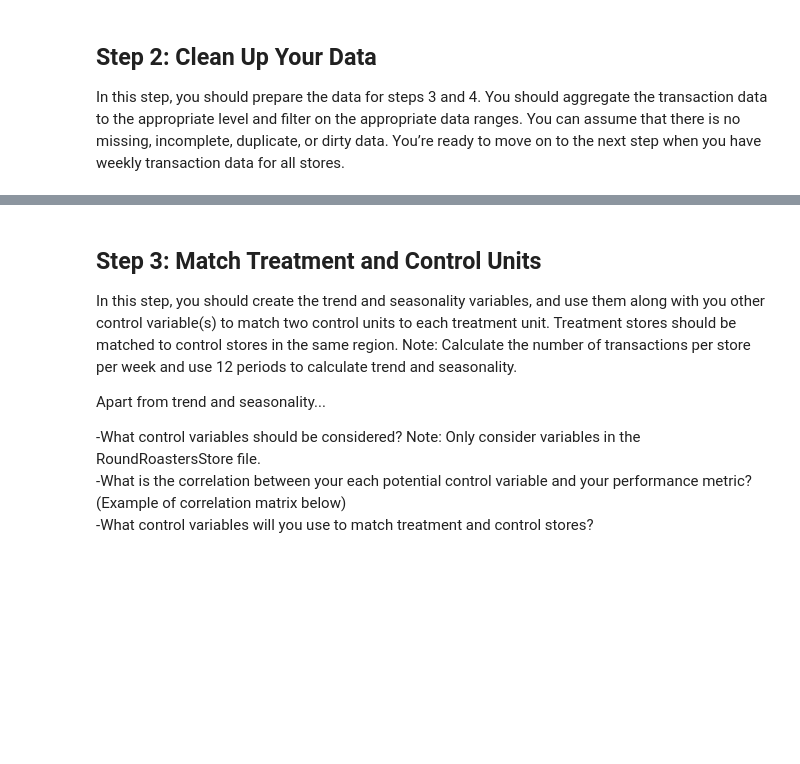
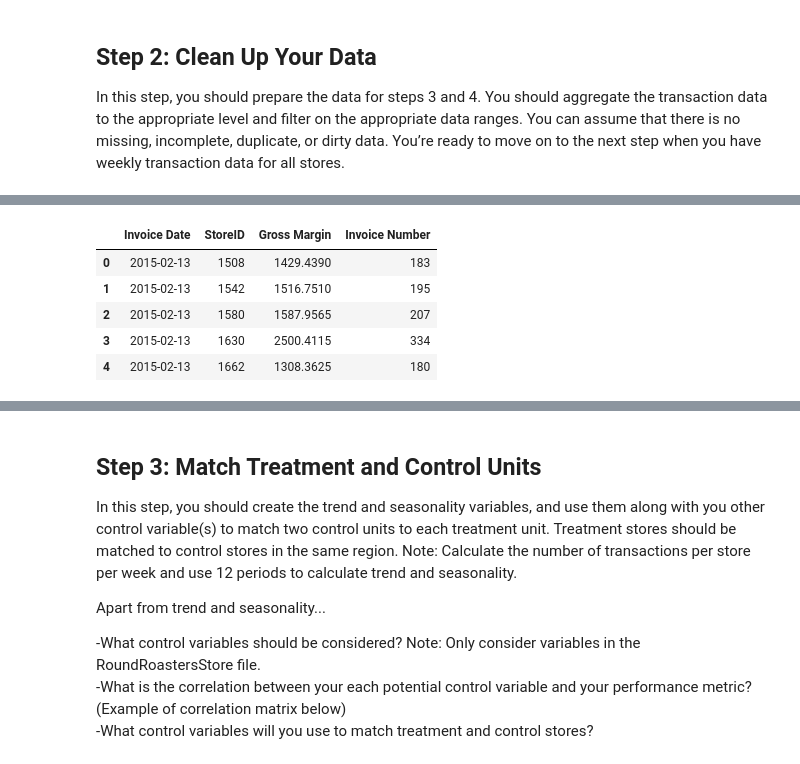
Before and after one commit to cevor/udacity_predictive_analytics, a Jupyter notebook: project5-1/project5-1.ipynb, the cells around one changed output, grey strips where cells are left out. Cells and saved outputs as stored; diff of their text form; code cells hidden in the pictures; blank space fills up the shorter version.

```diff
--- a/project5-1/project5-1.ipynb
+++ b/project5-1/project5-1.ipynb
@@ -56,4 +150,13 @@ filtered_transactions_data.head(10)
 # %%
-# TODO
-# Aggregate the data to get the weekly gross margin and weekly traffic count (count of unique invoices)
-filtered_transactions_data.resample('W-FRI', on='Invoice Date').sum()
+# Aggregate the data to get the weekly gross margin and weekly traffic count unique invoices
+
+weekly_gross_and_traffic = filtered_transactions_data.groupby([pd.Grouper(freq='W-FRI', closed='left'), 'StoreID'], as_index=True).agg({'Gross Margin': 'sum', 'Invoice Number': 'nunique'}).reset_index()
+
+weekly_gross_and_traffic.head()
+# %% [output]
+|  | Invoice Date | StoreID | Gross Margin | Invoice Number |
+| 0 | 2015-02-13 | 1508 | 1429.4390 | 183 |
+| 1 | 2015-02-13 | 1542 | 1516.7510 | 195 |
+| 2 | 2015-02-13 | 1580 | 1587.9565 | 207 |
+| 3 | 2015-02-13 | 1630 | 2500.4115 | 334 |
+| 4 | 2015-02-13 | 1662 | 1308.3625 | 180 |
```
Also changed, not shown: parts of 13 cells of this notebook.
